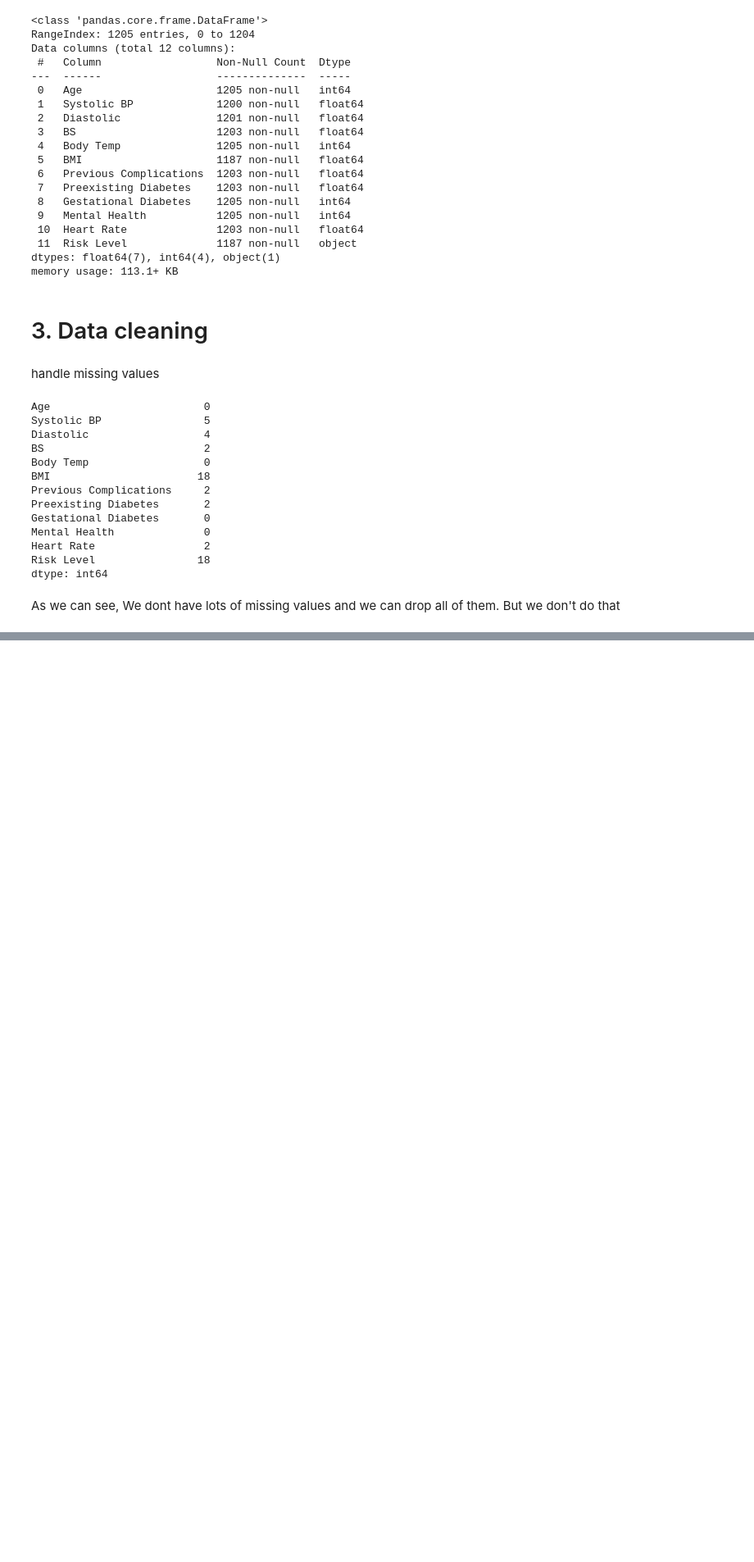
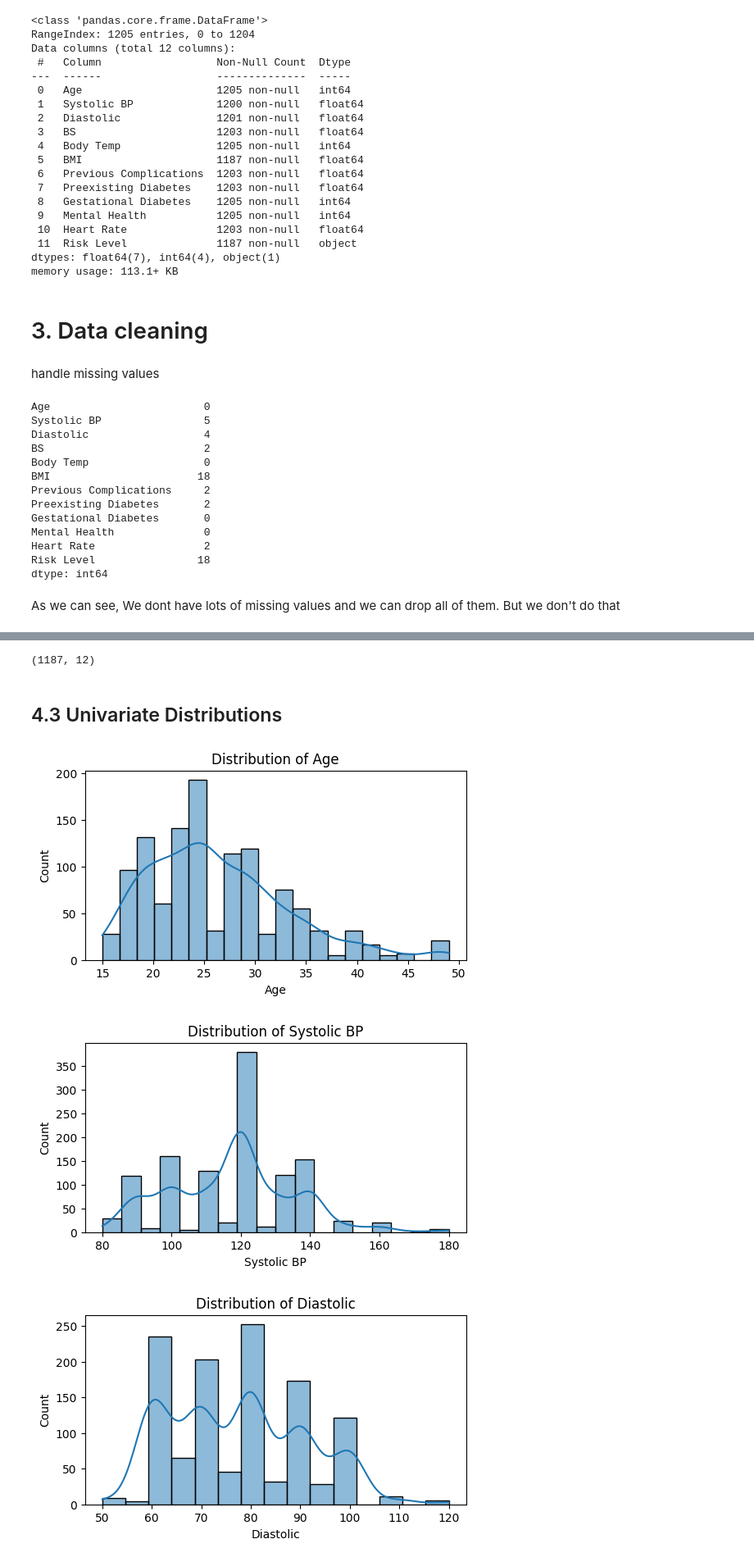
Before and after one commit to alabhastam/Maternal-Health-and-High-Risk-Pregnancy, a Jupyter notebook: maternal-health-and-high-risk-pregnancy.ipynb, the cells around one changed output, grey strips where cells are left out. Shown: that part at 82% size. Drawn from its saved outputs; the diff is of its cells as text; code cells hidden in the pictures; blank space fills up the shorter version.

```diff
--- a/maternal-health-and-high-risk-pregnancy.ipynb
+++ b/maternal-health-and-high-risk-pregnancy.ipynb
@@ -91,0 +173,19 @@ df = df.dropna(subset['Risk Level'])
+# %%
+#outlier detection
+# Set plausible ranges in a dict
+ranges = {
+    'Age': (15, 49),
+    'Systolic BP': (80, 180),
+    'Diastolic': (50, 120),
+    'BS': (3, 16),
+    'Body Temp': (95, 102),
+    'BMI': (12, 45),
+    'Heart Rate': (60, 110)
+}
+
+# Replace outliers with NaN
+for col, (min_val, max_val) in ranges.items():
+    df.loc[(df[col] < min_val) | (df[col] > max_val), col] = np.nan
+
+# Show how many were changed
+print(df.isnull().sum())
@@ -91,0 +208,5 @@ df = df.dropna(subset['Risk Level'])
+# %%
+for col in num_cols:
+    df[col] = df[col].fillna(df[col].median())
+
+print(df.isnull().sum())
@@ -91,0 +227,19 @@ df = df.dropna(subset['Risk Level'])
+# %%
+df.shape
+# %% [output]
+(1187, 12)
+# %% [markdown]
+## 4.3 Univariate Distributions
+# %%
+import matplotlib.pyplot as plt
+import seaborn as sns
+
+for col in num_cols:
+    plt.figure(figsize=(6, 3))
+    sns.histplot(df[col], kde=True)
+    plt.title(f'Distribution of {col}')
+    plt.show()
+# %% [output]
+[figure, added]
+[figure, added]
+[figure, added]
```
Also changed, not shown: parts of 20 cells of this notebook.
